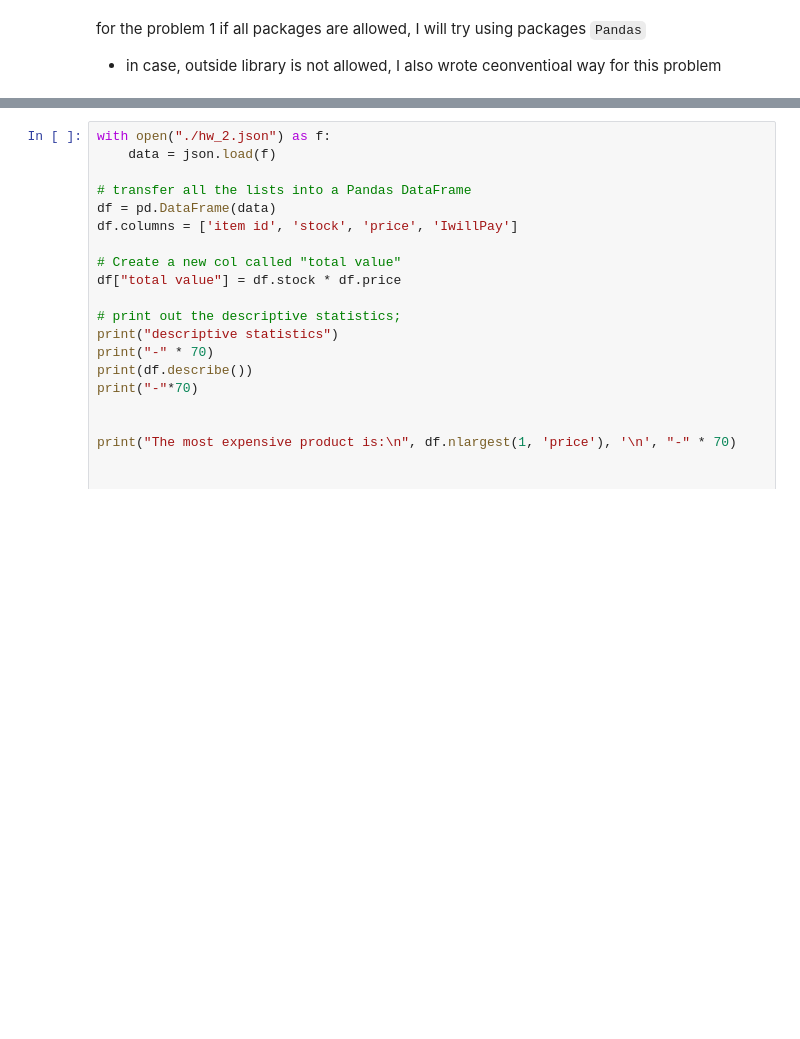
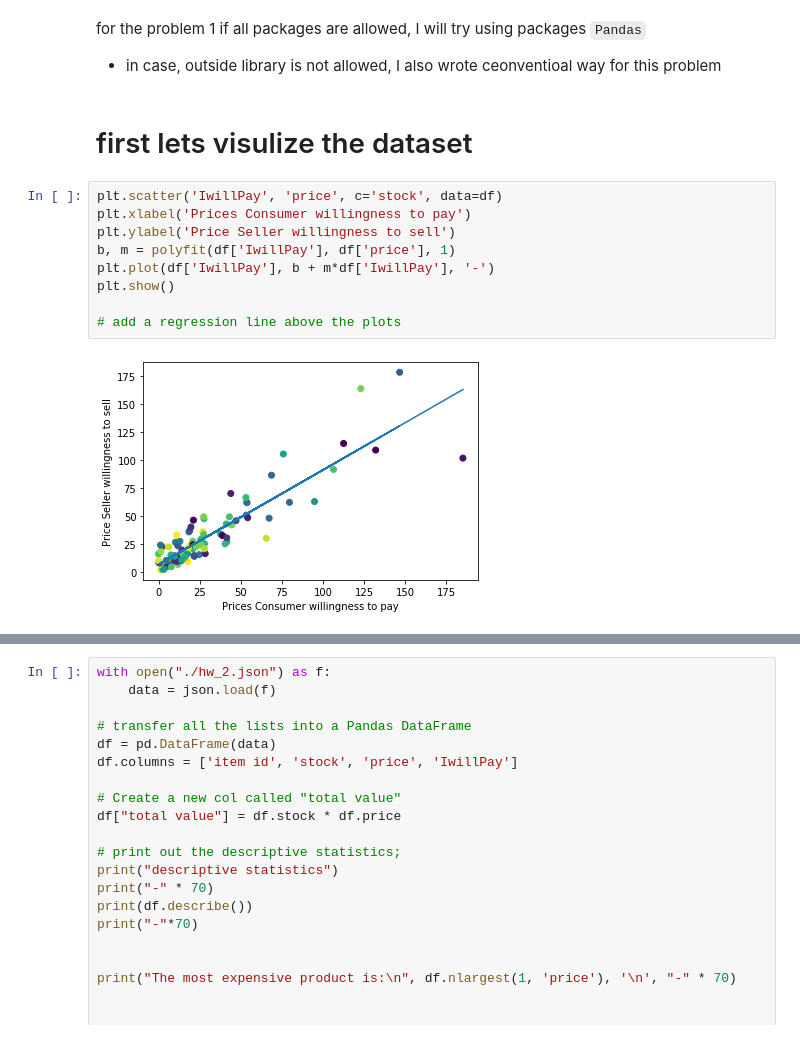
Before and after one commit to JunjieLeiCoe/ECON611_JunjieLei, a Jupyter notebook: hw2/Junjie_HW2.ipynb, the cells around one changed output, grey strips where cells are left out. Saved outputs shown, nothing was run; the diff lists cells and outputs as text; blank space fills up the shorter version.

Commit message:
add plots

```diff
--- a/hw2/Junjie_HW2.ipynb
+++ b/hw2/Junjie_HW2.ipynb
@@ -139,3 +140,16 @@ sublists are:    [1, 3, 6] & [1, 2, 5, 14]
 # %% [markdown]
 for the problem 1 if all packages are allowed, I will try using packages `Pandas` <br>
 * in case, outside library is not allowed, I also wrote ceonventioal way for this problem
+# %% [markdown]
+# first lets visulize the dataset
+# %%
+plt.scatter('IwillPay', 'price', c='stock', data=df)
+plt.xlabel('Prices Consumer willingness to pay')
+plt.ylabel('Price Seller willingness to sell')
+b, m = polyfit(df['IwillPay'], df['price'], 1)
+plt.plot(df['IwillPay'], b + m*df['IwillPay'], '-')
+plt.show()
+
+# add a regression line above the plots
+# %% [output]
+[figure, added]
```
Also changed, not shown: parts of 4 cells of this notebook.
